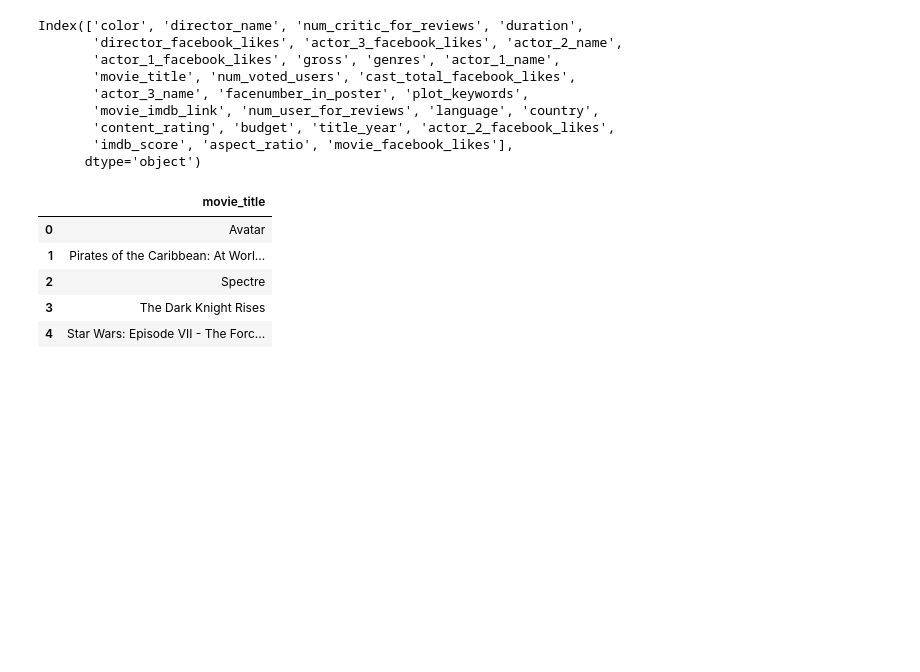
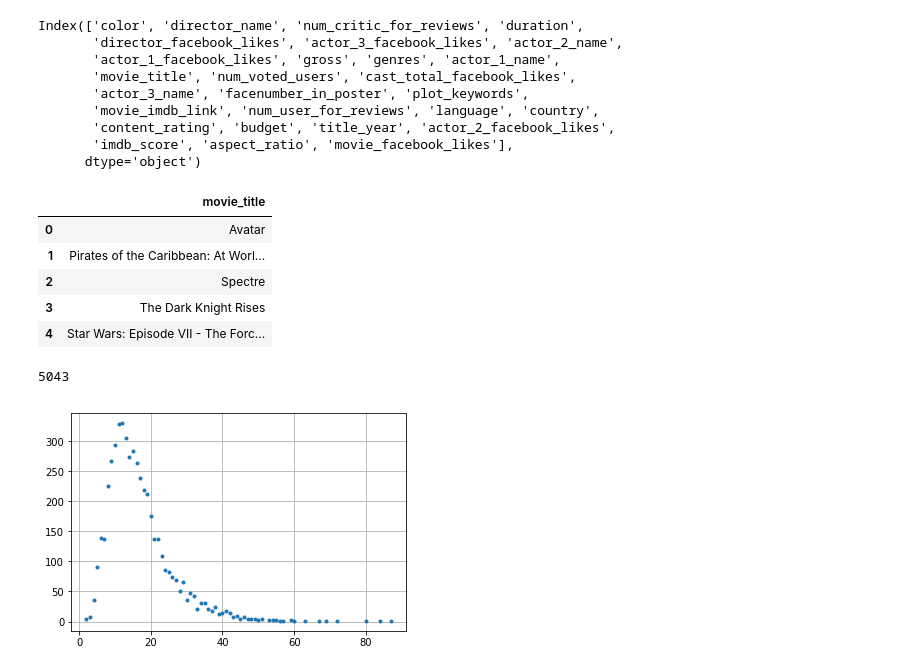
Before and after one commit to ashishlakhani04/Machine-Learning-Beginner, a Jupyter notebook: 2_15June/Pandas.ipynb, the cells around one changed output. Saved outputs shown, nothing was run; the diff lists cells and outputs as text; code cells hidden in the pictures; blank space fills up the shorter version.

```diff
--- a/2_15June/Pandas.ipynb
+++ b/2_15June/Pandas.ipynb
@@ -64,3 +65,21 @@ titles.head()
 lens=[]
 
 for ix in titles.values:
+    lens.append(len(str(ix[0])))
+
+print(len(lens))
+# %% [output]
+5043
+# %%
+freq={}
+
+for ix in lens:
+    curr = freq.get(ix,0) # if freq[ix] is not set ,get function returns the default value,in this case 0 otherwise the value associated with it
+    freq[ix] = curr+1
+# %%
+plt.figure(0)
+plt.grid(True)
+plt.plot(freq.keys(),freq.values(),'.')
+plt.show()
+# %% [output]
+[figure, added]
```
Also changed, not shown: parts of 14 cells of this notebook, 4 other files.
